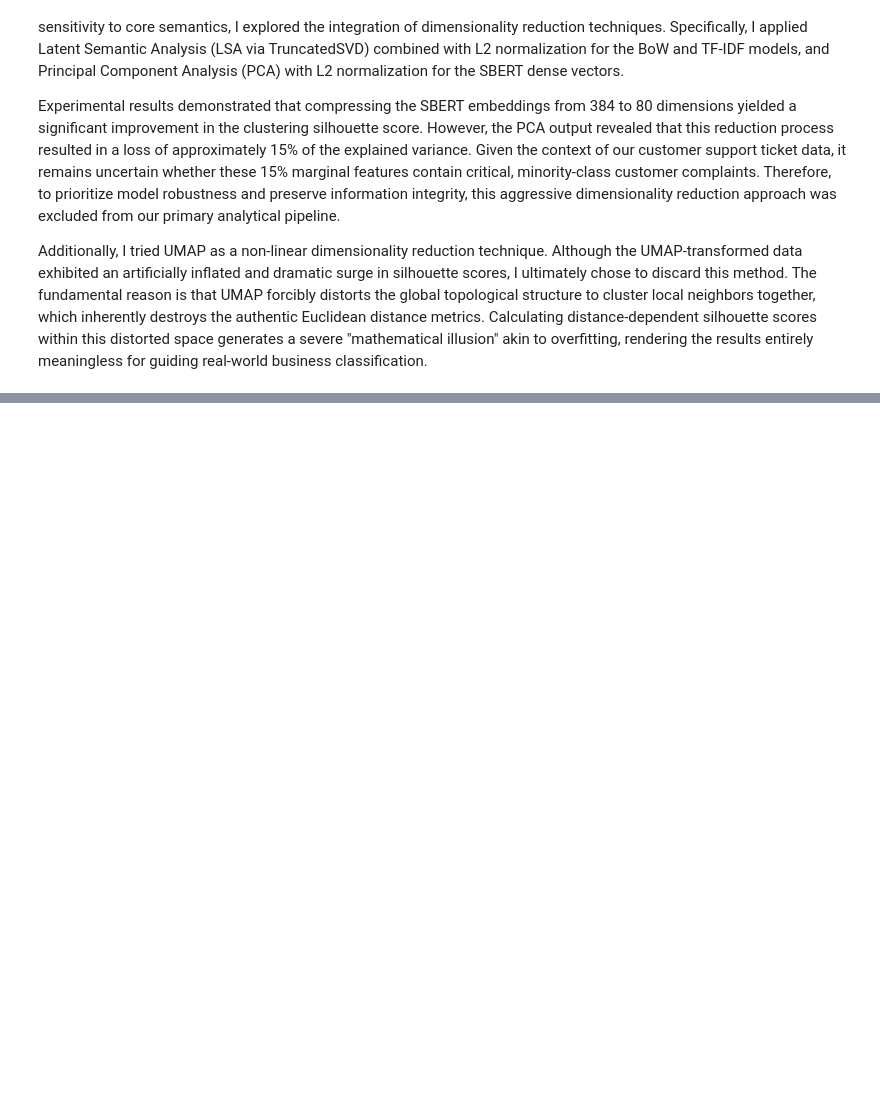
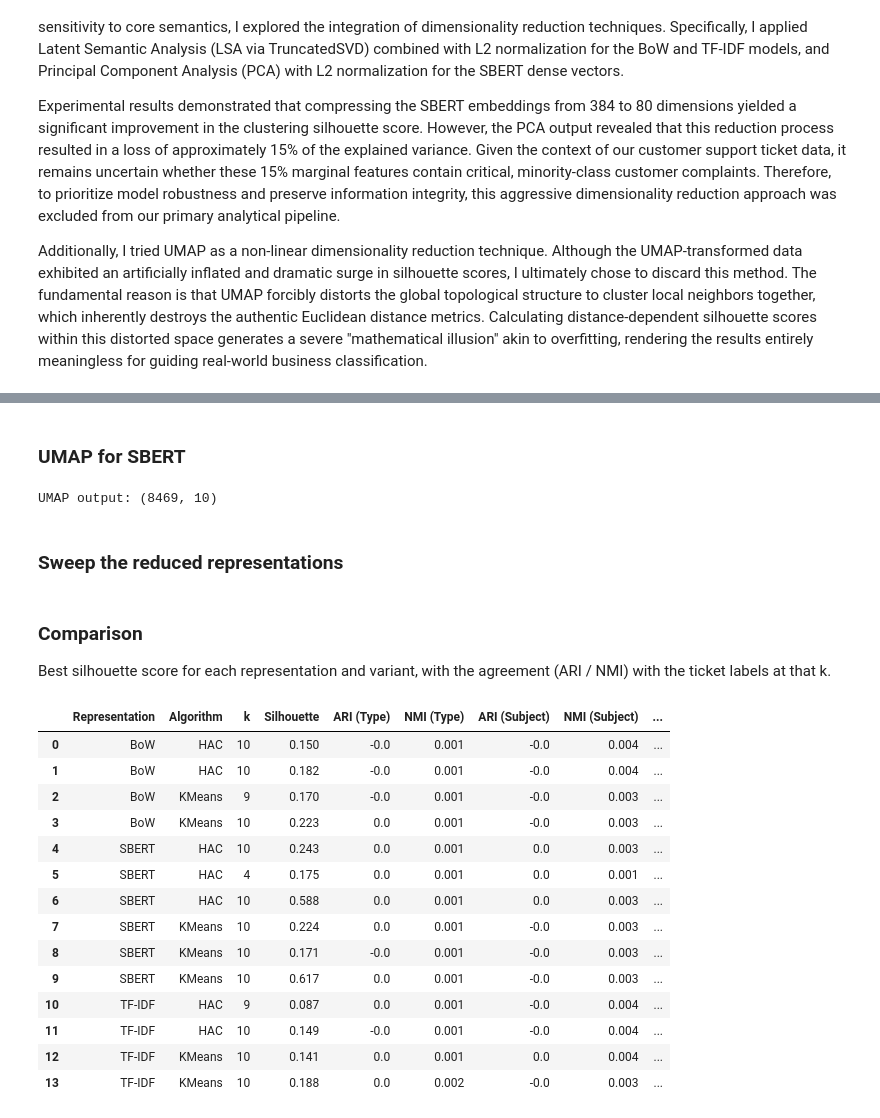
Before and after one commit to fahmi-alshahabi/customer-feedback-text-analytics, a Jupyter notebook: notebooks/02_clustering/LSA_PCA_UMAP.ipynb, the cells around one changed output, grey strips where cells are left out. Saved outputs shown, nothing was run; the diff lists cells and outputs as text; code cells hidden in the pictures; blank space fills up the shorter version.

```diff
--- a/notebooks/02_clustering/LSA_PCA_UMAP.ipynb
+++ b/notebooks/02_clustering/LSA_PCA_UMAP.ipynb
@@ -165,0 +77,13 @@ clustering_pipeline(
+# %%
+K_RANGE = range(2, 11)
+
+def clustering_sweep(X, name, metric, k_range=K_RANGE):
+    rows = []
+    for k in k_range:
+        for algo, labels in (('KMeans', run_kmeans(X=X, k=k)), ('HAC', run_hac(X=X, k=k))):
+            sil, ari_type, nmi_type = evaluate_clusters(X=X, cluster_labels=labels, true_labels=y_type, metric=metric)
+            _, ari_subj, nmi_subj = evaluate_clusters(X=X, cluster_labels=labels, true_labels=y_subj, metric=metric)
+            rows.append({'Representation': name, 'Algorithm': algo, 'k': k, 'Silhouette': sil,
+                         'ARI (Type)': ari_type, 'NMI (Type)': nmi_type,
+                         'ARI (Subject)': ari_subj, 'NMI (Subject)': nmi_subj})
+    return pd.DataFrame(rows)
@@ -165,0 +128,10 @@ clustering_pipeline(
+# %% [markdown]
+### UMAP for SBERT
+# %%
+umap_reducer = umap.UMAP(n_neighbors=15, min_dist=0.0, n_components=10, metric='cosine', random_state=42)
+X_sbert_umap = umap_reducer.fit_transform(X_sbert)
+print('UMAP output:', X_sbert_umap.shape)
+# %% [output]
+UMAP output: (8469, 10)
+# %% [markdown]
+### Sweep the reduced representations
@@ -165,0 +148,25 @@ clustering_pipeline(
+# %% [markdown]
+### Comparison
+
+Best silhouette score for each representation and variant, with the agreement (ARI / NMI) with the ticket labels at that k.
+# %%
+best = (results.loc[results.groupby(['Representation', 'Variant', 'Algorithm'])['Silhouette'].idxmax()]
+        .sort_values(['Representation', 'Algorithm', 'Variant'])
+        .reset_index(drop=True))
+best.round(3)
+# %% [output]
+|  | Representation | Algorithm | k | Silhouette | ARI (Type) | NMI (Type) | ARI (Subject) | NMI (Subject) | ... |
+| 0 | BoW | HAC | 10 | 0.150 | -0.0 | 0.001 | -0.0 | 0.004 | ... |
+| 1 | BoW | HAC | 10 | 0.182 | -0.0 | 0.001 | -0.0 | 0.004 | ... |
+| 2 | BoW | KMeans | 9 | 0.170 | -0.0 | 0.001 | -0.0 | 0.003 | ... |
+| 3 | BoW | KMeans | 10 | 0.223 | 0.0 | 0.001 | -0.0 | 0.003 | ... |
+| 4 | SBERT | HAC | 10 | 0.243 | 0.0 | 0.001 | 0.0 | 0.003 | ... |
+| 5 | SBERT | HAC | 4 | 0.175 | 0.0 | 0.001 | 0.0 | 0.001 | ... |
+| 6 | SBERT | HAC | 10 | 0.588 | 0.0 | 0.001 | 0.0 | 0.003 | ... |
+| 7 | SBERT | KMeans | 10 | 0.224 | 0.0 | 0.001 | -0.0 | 0.003 | ... |
+| 8 | SBERT | KMeans | 10 | 0.171 | -0.0 | 0.001 | -0.0 | 0.003 | ... |
+| 9 | SBERT | KMeans | 10 | 0.617 | 0.0 | 0.001 | -0.0 | 0.003 | ... |
+| 10 | TF-IDF | HAC | 9 | 0.087 | 0.0 | 0.001 | -0.0 | 0.004 | ... |
+| 11 | TF-IDF | HAC | 10 | 0.149 | -0.0 | 0.001 | -0.0 | 0.004 | ... |
+| 12 | TF-IDF | KMeans | 10 | 0.141 | 0.0 | 0.001 | 0.0 | 0.004 | ... |
+| 13 | TF-IDF | KMeans | 10 | 0.188 | 0.0 | 0.002 | -0.0 | 0.003 | ... |
```
Also changed, not shown: parts of 31 cells of this notebook, 1 other file.
